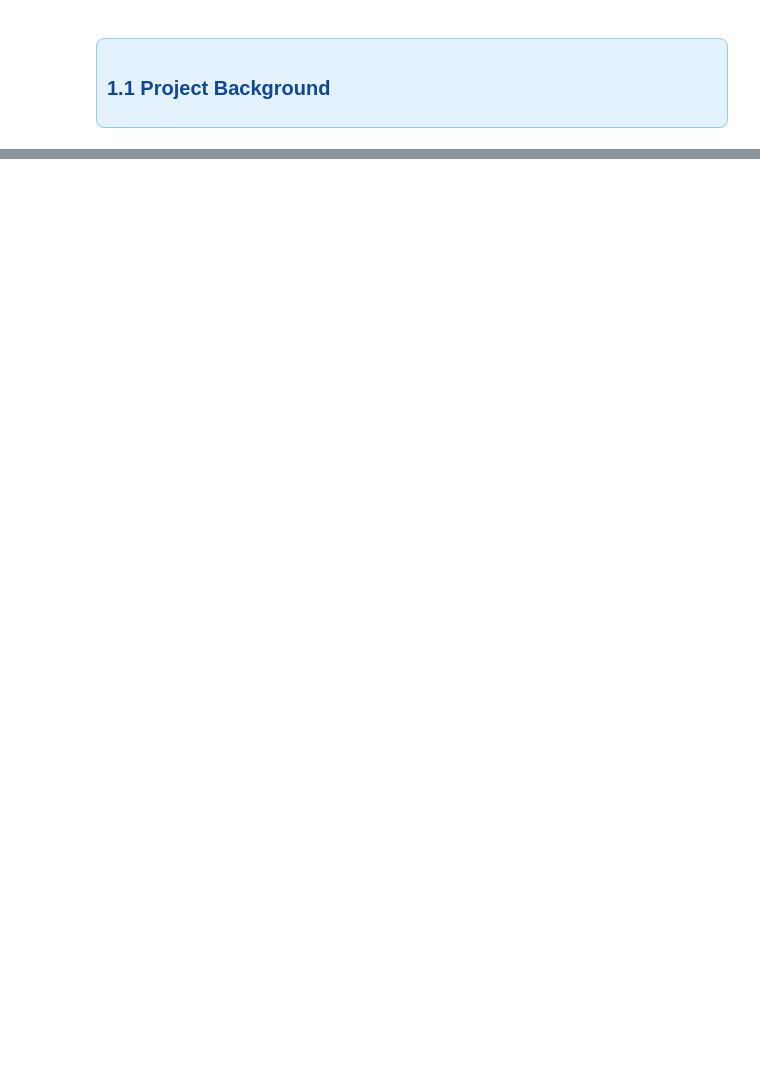
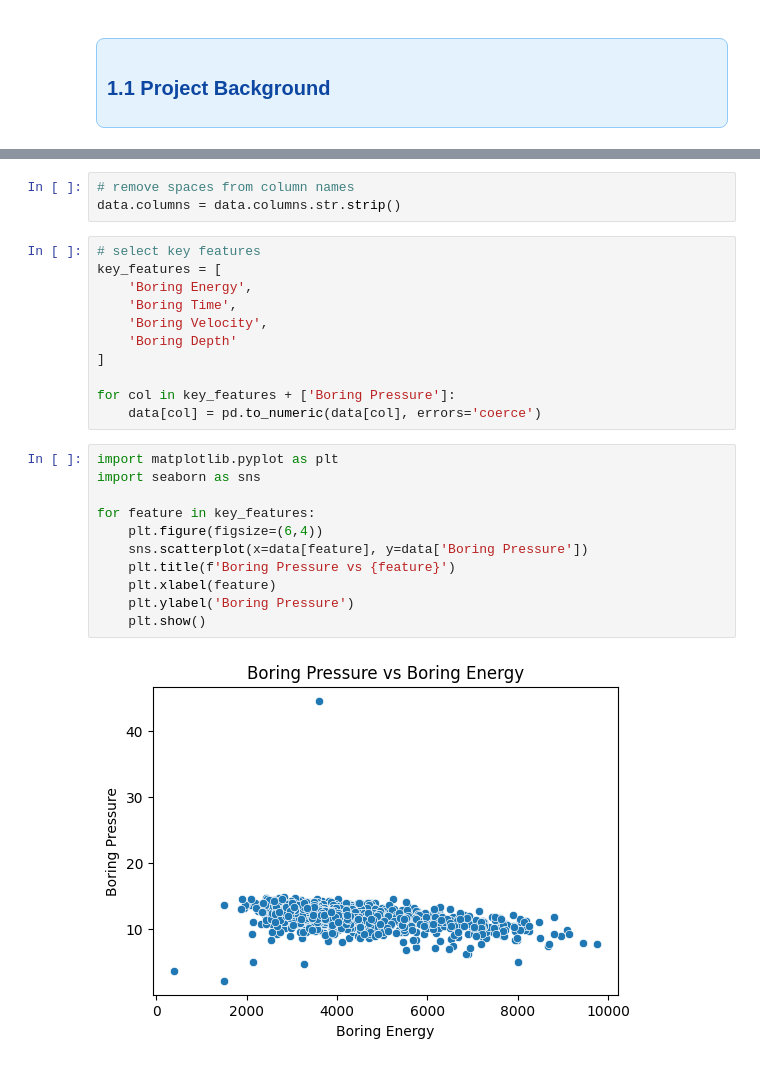
Before and after one commit to Qasim00760/Mentorship-Program-Devsil, a Jupyter notebook: Weekly Mini Projects/Week 6/Tunnel_boring_mahine.ipynb, the cells around one changed output, grey strips where cells are left out. Cells and saved outputs as stored; diff of their text form; blank space fills up the shorter version.

```diff
--- a/Weekly Mini Projects/Week 6/Tunnel_boring_mahine.ipynb
+++ b/Weekly Mini Projects/Week 6/Tunnel_boring_mahine.ipynb
@@ -162,0 +672,27 @@
+# %%
+# remove spaces from column names
+data.columns = data.columns.str.strip()
+# %%
+# select key features
+key_features = [
+    'Boring Energy',
+    'Boring Time',
+    'Boring Velocity',
+    'Boring Depth'
+]
+
+for col in key_features + ['Boring Pressure']:
+    data[col] = pd.to_numeric(data[col], errors='coerce')
+# %%
+import matplotlib.pyplot as plt
+import seaborn as sns
+
+for feature in key_features:
+    plt.figure(figsize=(6,4))
+    sns.scatterplot(x=data[feature], y=data['Boring Pressure'])
+    plt.title(f'Boring Pressure vs {feature}')
+    plt.xlabel(feature)
+    plt.ylabel('Boring Pressure')
+    plt.show()
+# %% [output]
+[figure, added]
```
Also changed, not shown: parts of 140 cells of this notebook.
